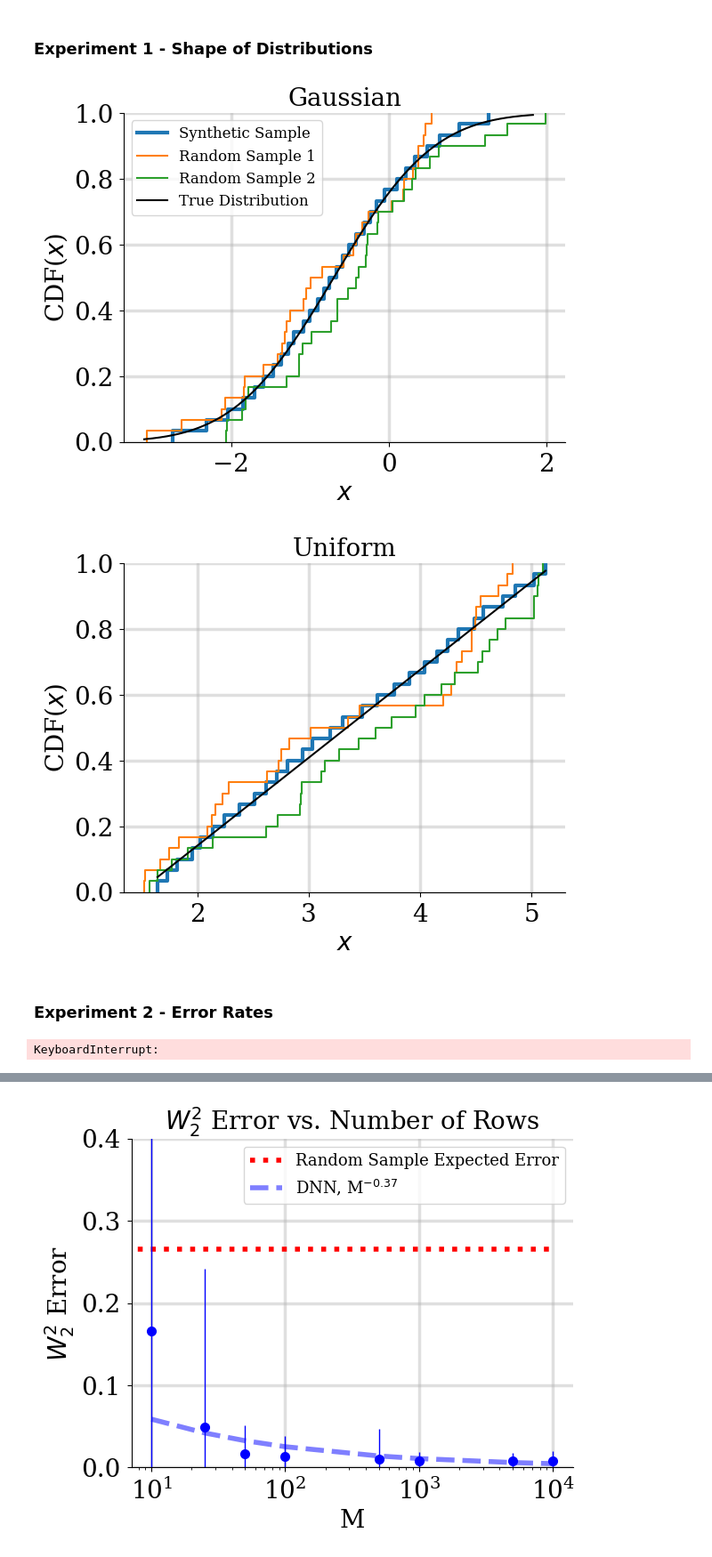
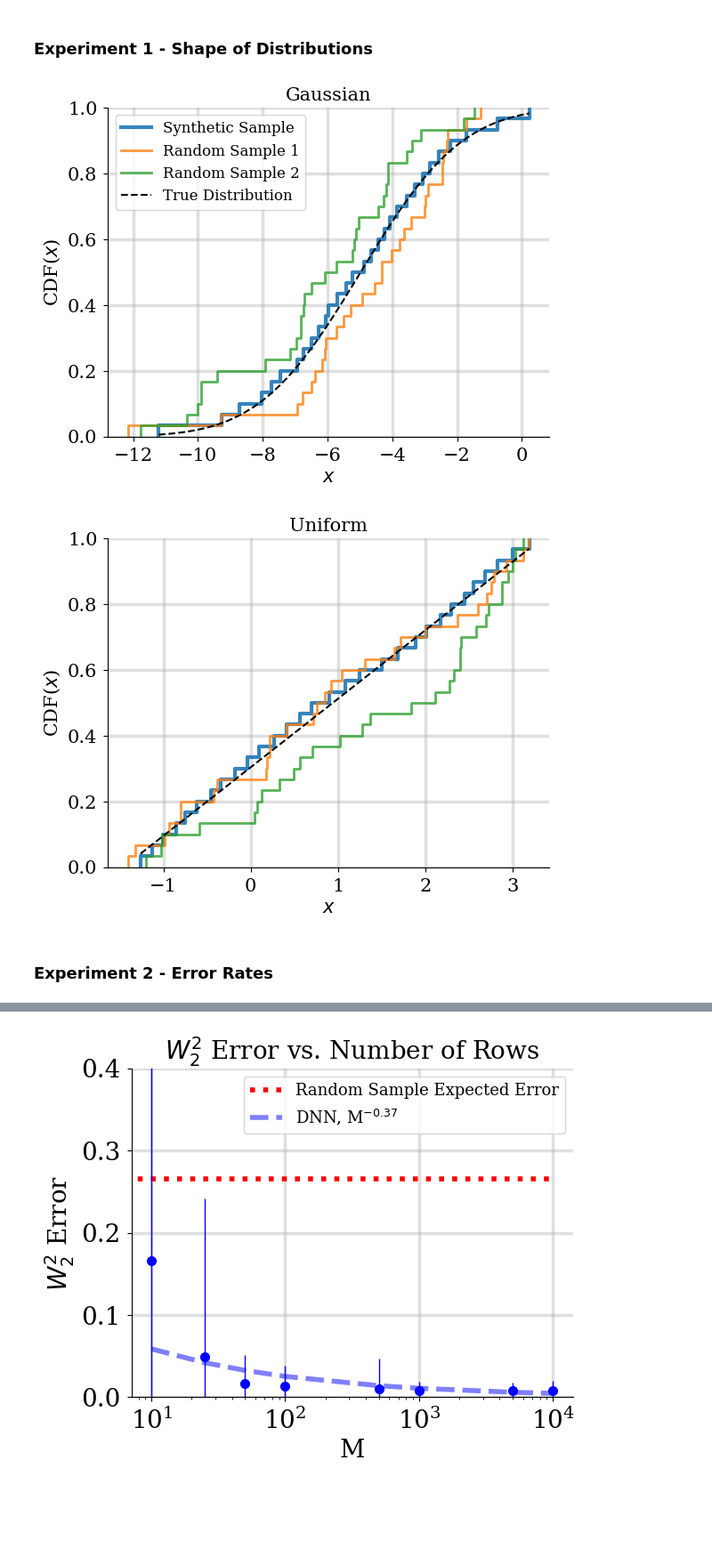
Before and after one commit to jacobf18/Dist-NN, a Jupyter notebook: nearest_neighbors.ipynb, the cells around one changed output, grey strips where cells are left out. Shown at 89% size. Drawn from its saved outputs; the diff is of its cells as text; code cells hidden in the pictures; blank space fills up the shorter version.

```diff
--- a/nearest_neighbors.ipynb
+++ b/nearest_neighbors.ipynb
@@ -378,8 +381,8 @@ N = 20
 n = 30
 
 mean_rows = np.random.uniform(-5,5,M)
-# std_cols = np.random.uniform(1,5,N)
-std_cols = np.ones(N)
+std_cols = np.random.uniform(1,5,N)
+# std_cols = np.ones(N)
 data_table = np.zeros((M, N, n))
 data_table_dict = {}
 true_dists = {}
@@ -400,37 +403,37 @@ x_max = max(np.max(data_table[0,0]), np.max(est_dist))
 x = np.linspace(x_min, x_max, num = 1000)
 y = scipy.stats.norm.cdf(x, mean_rows[0], std_cols[0])
 
 mpl.rcParams['legend.fontsize'] = 12
 
 # plt.hist(data_table[0,0], density = True, alpha = 0.8)
 # plt.hist(est_dist, density = True, alpha = 0.8)
 # plt.ecdf(data_table[0,0])
-plt.ecdf(est_dist, linewidth=3)
+plt.ecdf(est_dist, linewidth=3, alpha=0.9)
 for _ in range(2):
-    plt.ecdf(np.random.normal(mean_rows[0], std_cols[0], n))
+    plt.ecdf(np.random.normal(mean_rows[0], std_cols[0], n), linewidth=2, alpha=0.8)
 # sample = np.random.normal(mean_rows[0], std_cols[0], n)
 # plt.ecdf(sample)
 
 # est_error = wasserstein2(empirical_quantile(est_dist), true_dists[0,0])
 # true_error = wasserstein2(empirical_quantile(sample), true_dists[0,0])
 
-plt.plot(x,y, '-', c='k')
+plt.plot(x,y, '--', c='k',linewidth=1.5)
 plt.legend(["Synthetic Sample"] + [f"Random Sample {i + 1}" for i in range(2)] + ["True Distribution"])
 # plt.legend(["Synthetic Sample", "Random Sample", "True Distribution"])
 # plt.title(f"Gaussian Homoscedastic \n Random Sample Error = {true_error:.4f} \n Synthetic Sample Error = {est_error:.4f}")
 plt.title("Gaussian")
 plt.xlabel("$x$")
 plt.ylabel("CDF($x$)")
 # plt.ylim([-0.1,1.1])
 ax = plt.gca()
 ax.spines['top'].set_visible(False)
 ax.spines['right'].set_visible(False)
 ax.grid(True, alpha=0.4)
 plt.savefig(f"figures/denoising-norm-diff-var-cdf-more-random.pdf", bbox_inches="tight")
 
 # print(est_error, true_error)
 # %% [output]
-[figure, old version]
+[figure, new version]
 # %%
 M = 100
 N = 20
@@ -457,14 +460,14 @@ x_max = max(np.max(data_table[0,0]), np.max(est_dist))
 x = np.linspace(x_min, x_max, num = 1000)
 y = scipy.stats.uniform.cdf(x, mean_rows[0], std_cols[0])
 
-plt.ecdf(est_dist, linewidth=3)
+plt.ecdf(est_dist, linewidth=3, alpha=0.9)
 for _ in range(2):
-    plt.ecdf(np.random.uniform(mean_rows[0], mean_rows[0] + std_cols[0], n))
+    plt.ecdf(np.random.uniform(mean_rows[0], mean_rows[0] + std_cols[0], n), linewidth=2, alpha=0.8)
 
 # est_error = wasserstein2(empirical_quantile(est_dist), true_dists[0,0])
 # true_error = wasserstein2(empirical_quantile(sample), true_dists[0,0])
 
-plt.plot(x,y, '-', c='k')
+plt.plot(x,y, '--', c='k',linewidth=1.5)
 # plt.legend(["Synthetic Sample"] + [f"Random Sample {i + 1}" for i in range(2)] + ["True Distribution"])
 # plt.legend(["Synthetic Sample", "Random Sample", "True Distribution"])
 # plt.title(f"Gaussian Homoscedastic \n Random Sample Error = {true_error:.4f} \n Synthetic Sample Error = {est_error:.4f}")
@@ -481,25 +484,23 @@ plt.savefig(f"figures/denoising-unif-diff-var-cdf-more-random.pdf", bbox_inches=
 
 # print(est_error, true_error)
 # %% [output]
-[figure, old version]
+[figure, new version]
 # %% [markdown]
 ### Experiment 2 - Error Rates
 # %%
 errors_uniform = {}
 # %%
 # cols = [5, 10, 25, 50, 75]
-rows = [5, 10, 25, 50, 100]
+rows = [5, 10, 50, 100]
 # n_runs = 20
 # samples = [2, 5, 10, 15, 25, 50, 100, 200, 1000]
-n_runs = 50
-cols = [10]
+n_runs = 10
+cols = [30]
 # rows = [1000, 5000, 10000]
 samples = [2, 5, 10, 50, 100, 500, 1000]
 
 for M, N, n in product(rows, cols, samples):
     errors_uniform[(M, N, n)] = simulate_nn_location_scale(M, N, n, n_runs)
-# %% [output]
-KeyboardInterrupt:
 # %%
 import pickle
 # %%
```
Also changed, not shown: parts of 4 cells of this notebook, 1 other file.
